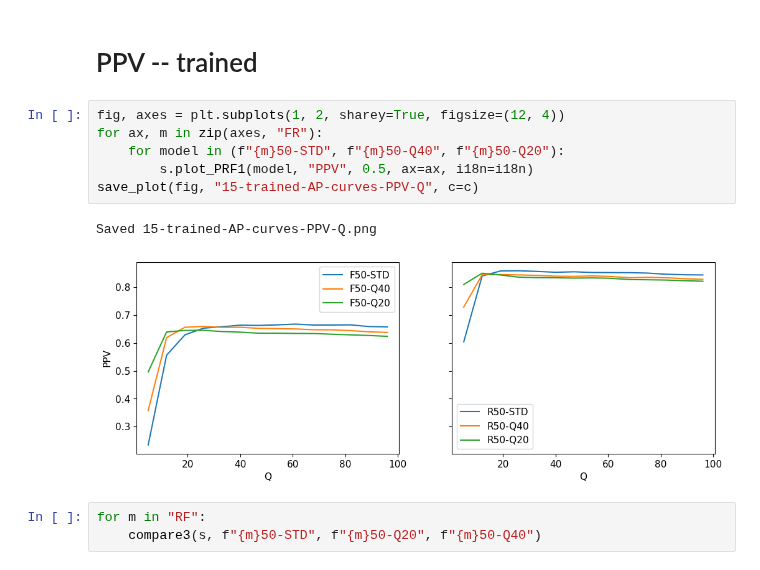
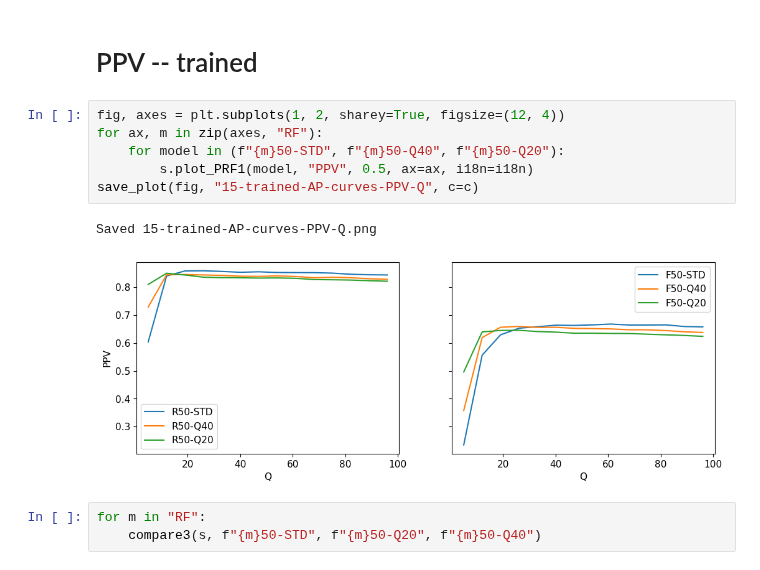
Before and after one commit to tgandor/urban_oculus, a Jupyter notebook: Detekcja_obiektow/15-trained-AP-curves.ipynb, the cells around one changed output. Drawn from its saved outputs; the diff is of its cells as text.

```diff
--- a/Detekcja_obiektow/15-trained-AP-curves.ipynb
+++ b/Detekcja_obiektow/15-trained-AP-curves.ipynb
@@ -33,13 +33,13 @@ def compare3(s, m1, m2, m3, m='PPV'):
 #  PPV -- trained
 # %%
 fig, axes = plt.subplots(1, 2, sharey=True, figsize=(12, 4))
-for ax, m in zip(axes, "FR"):
+for ax, m in zip(axes, "RF"):
     for model in (f"{m}50-STD", f"{m}50-Q40", f"{m}50-Q20"):
         s.plot_PRF1(model, "PPV", 0.5, ax=ax, i18n=i18n)
 save_plot(fig, "15-trained-AP-curves-PPV-Q", c=c)
 # %% [output]
 Saved 15-trained-AP-curves-PPV-Q.png
-[figure, old version]
+[figure, new version]
 # %%
 for m in "RF":
     compare3(s, f"{m}50-STD", f"{m}50-Q20", f"{m}50-Q40")
```
Also changed, not shown: 11 other files.
